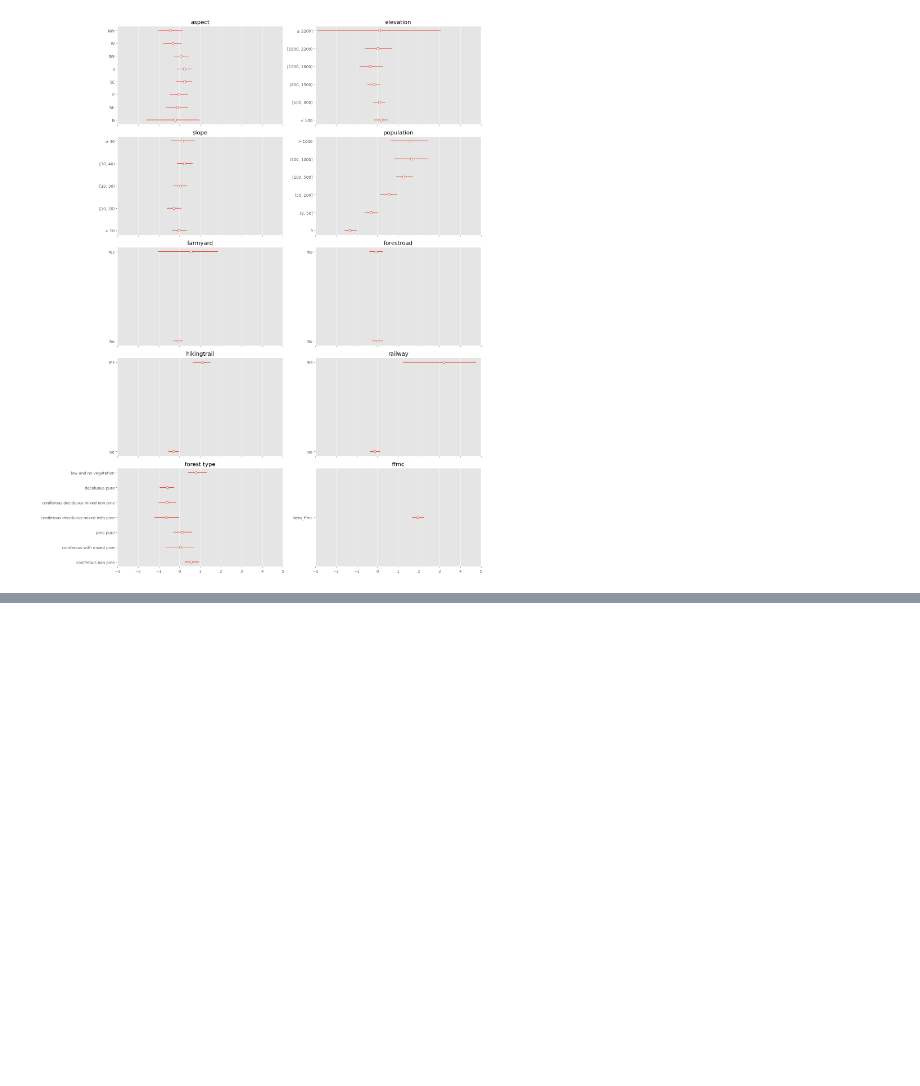
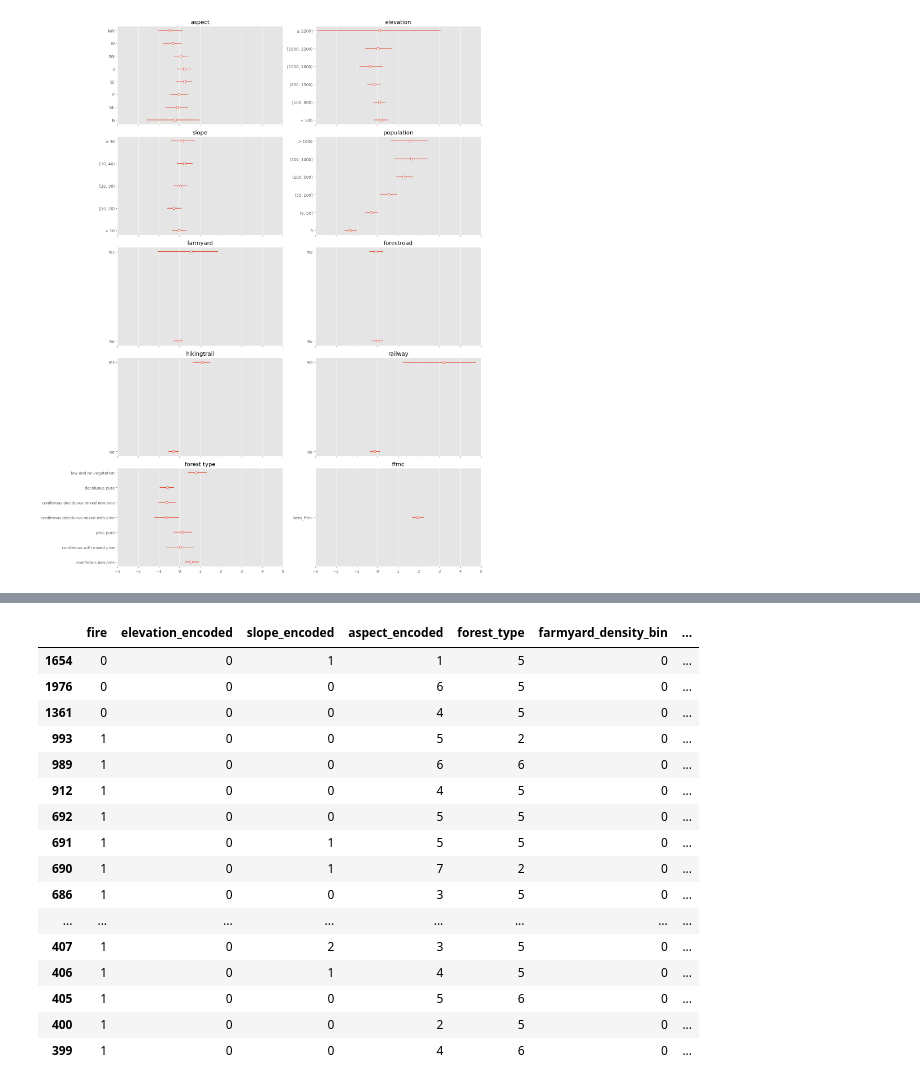
Before and after one commit to PLUS-ZGIS-GeoAI/ignite-bayesian-ml, a Jupyter notebook: notebooks/modeling_experiments/uncertainty_quantification_v2.ipynb, the cells around one changed output, grey strips where cells are left out. Drawn from its saved outputs; the diff is of its cells as text; code cells hidden in the pictures; blank space fills up the shorter version.

```diff
--- a/notebooks/modeling_experiments/uncertainty_quantification_v2.ipynb
+++ b/notebooks/modeling_experiments/uncertainty_quantification_v2.ipynb
@@ -386,0 +402,22 @@ In the varying intercept logistic regression model, the following assumptions ar
+# %%
+X_train.Pufferradi = X_train.Pufferradi.astype("float")
+
+agg_df = X_train.groupby('population_encoded').agg(
+    total_fire=('fire', 'sum'),
+    sample_count=('fire', 'count'),
+    mean_pufferradi=('Pufferradi', 'mean')
+).reset_index()
+
+agg_df["mean_pufferradi"] = agg_df["mean_pufferradi"].round(0)
+agg_df['fire_to_sample_ratio'] = (agg_df['total_fire'] / agg_df['sample_count']).round(2)
+
+var_hdi = az.hdi(idata_st_intercept_blr.posterior["beta_population"][:, :, :].values, hdi_prob=0.95)
+var_mean = idata_st_intercept_blr.posterior["beta_population"][:, :, :].values.mean(axis=(0, 1))
+
+agg_df["coeff"] = var_mean
+agg_df["hdi_width"] = (var_hdi[:, 1] - var_hdi[:, 0]).round(2)
+
+agg_df
+
+#print(agg_df.hdi_width.corr(agg_df.mean_pufferradi))
+#print(agg_df.hdi_width.corr(agg_df.sample_count))
@@ -556,0 +769,22 @@ plt.show()
+# %%
+X_train[(X_train.naturraumregionen_encoded == 0) & (X_train.season == 3)].loc[:, ["fire", "elevation_encoded", "slope_encoded", "aspect_encoded", "forest_type",
+                                                                                  'farmyard_density_bin', 'hikingtrail_density_bin', 'forestroad_density_bin','railway_density_bin',
+                                                                                  'population_encoded', "ffmc"]]
+# %% [output]
+|  | fire | elevation_encoded | slope_encoded | aspect_encoded | forest_type | farmyard_density_bin | ... |
+| 1654 | 0 | 0 | 1 | 1 | 5 | 0 | ... |
+| 1976 | 0 | 0 | 0 | 6 | 5 | 0 | ... |
+| 1361 | 0 | 0 | 0 | 4 | 5 | 0 | ... |
+| 993 | 1 | 0 | 0 | 5 | 2 | 0 | ... |
+| 989 | 1 | 0 | 0 | 6 | 6 | 0 | ... |
+| 912 | 1 | 0 | 0 | 4 | 5 | 0 | ... |
+| 692 | 1 | 0 | 0 | 5 | 5 | 0 | ... |
+| 691 | 1 | 0 | 1 | 5 | 5 | 0 | ... |
+| 690 | 1 | 0 | 1 | 7 | 2 | 0 | ... |
+| 686 | 1 | 0 | 0 | 3 | 5 | 0 | ... |
+| ... | ... | ... | ... | ... | ... | ... | ... |
+| 407 | 1 | 0 | 2 | 3 | 5 | 0 | ... |
+| 406 | 1 | 0 | 1 | 4 | 5 | 0 | ... |
+| 405 | 1 | 0 | 0 | 5 | 6 | 0 | ... |
+| 400 | 1 | 0 | 0 | 2 | 5 | 0 | ... |
+| 399 | 1 | 0 | 0 | 4 | 6 | 0 | ... |
```
Also changed, not shown: parts of 30 cells of this notebook, 3 other files.
